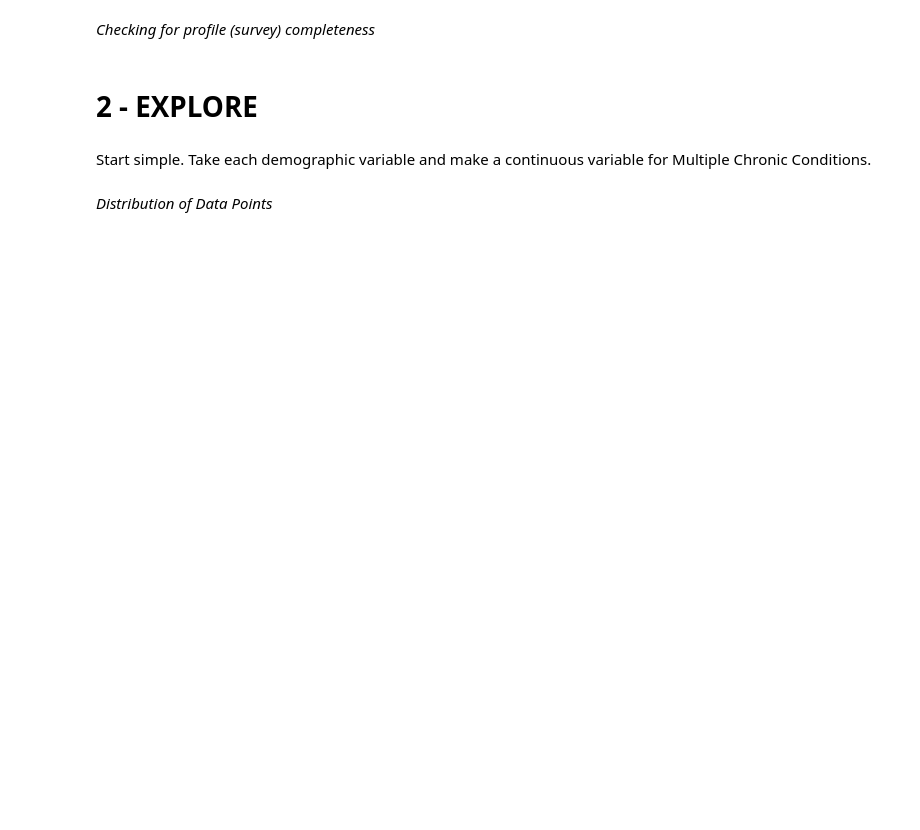
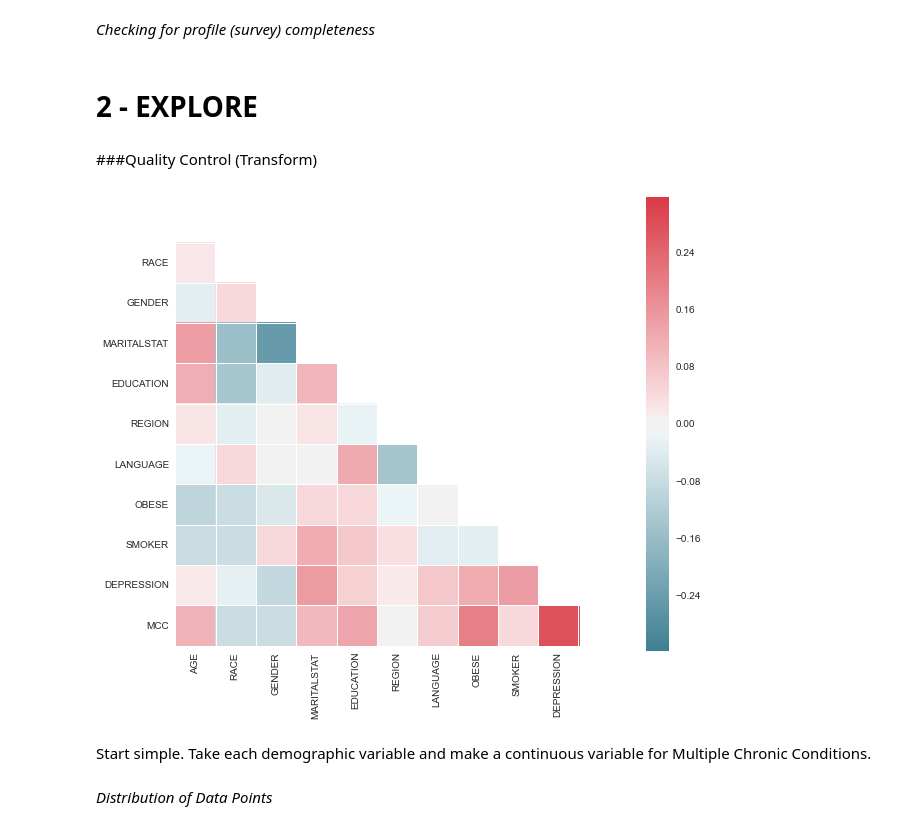
Before and after one commit to cesleem/DAT_SF_14, a Jupyter notebook: project/data_transformations/source_data_to_clean_data.ipynb, the cells around one changed output. Saved outputs shown, nothing was run; the diff lists cells and outputs as text; code cells hidden in the pictures; blank space fills up the shorter version.

Commit message:
refactored transformations into transformations file

```diff
--- a/project/data_transformations/source_data_to_clean_data.ipynb
+++ b/project/data_transformations/source_data_to_clean_data.ipynb
@@ -56,0 +175,12 @@ allpatients.columns
+# %%
+from sklearn import preprocessing
+le = preprocessing.LabelEncoder()
+
+def convert_labels(data):
+    for col_name in data.columns:
+        col = data[col_name]
+        if col.dtype == 'O':
+            labels = col.unique()
+            le.fit(labels)
+            data[col_name] = le.transform(col)
+    return data
@@ -62,3 +209,13 @@ allpatients.columns
 # profiles.count().plot(kind='bar', figsize=(14, 2.5))
 # %% [markdown]
 # 2 - EXPLORE
+# %% [markdown]
+###Quality Control (Transform)
+# %%
+f, ax = plt.subplots(figsize=(9, 9))
+cmap = sns.diverging_palette(220, 10, as_cmap=True)
+sns.corrplot(profiles_converted, annot=False, sig_stars=False,
+             diag_names=False, cmap=cmap, ax=ax)
+f.tight_layout()
+# %% [output]
+[figure, added]
```
Also changed, not shown: parts of 29 cells of this notebook.
